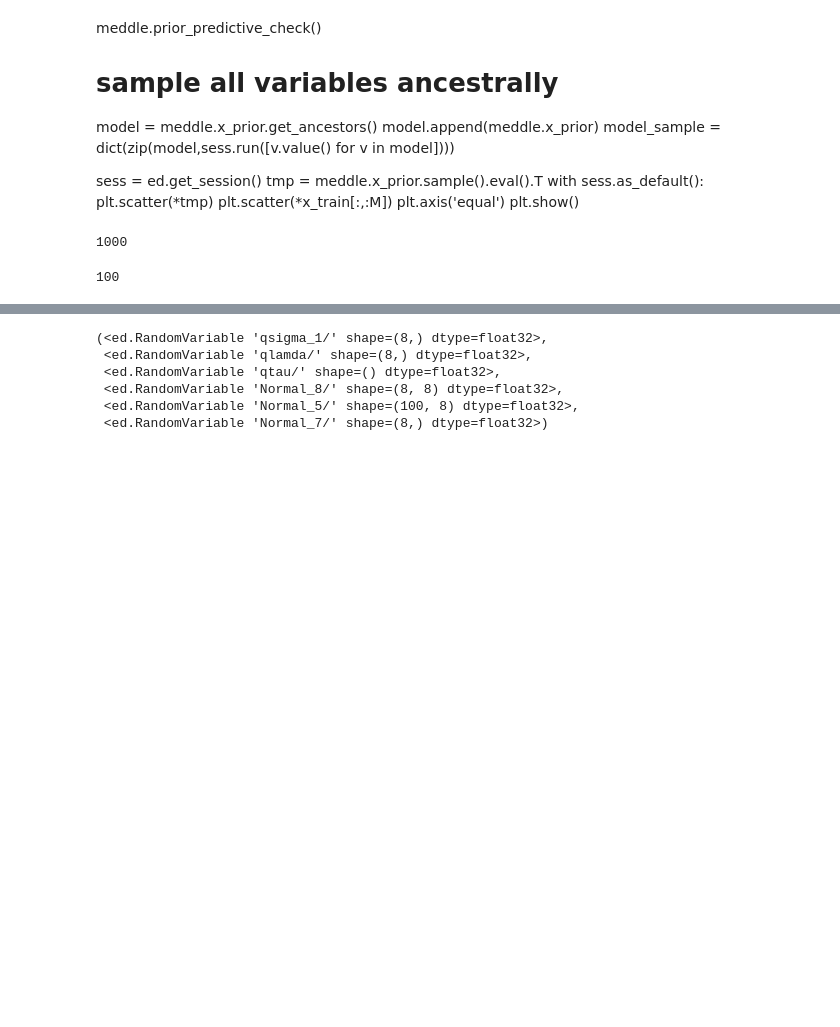
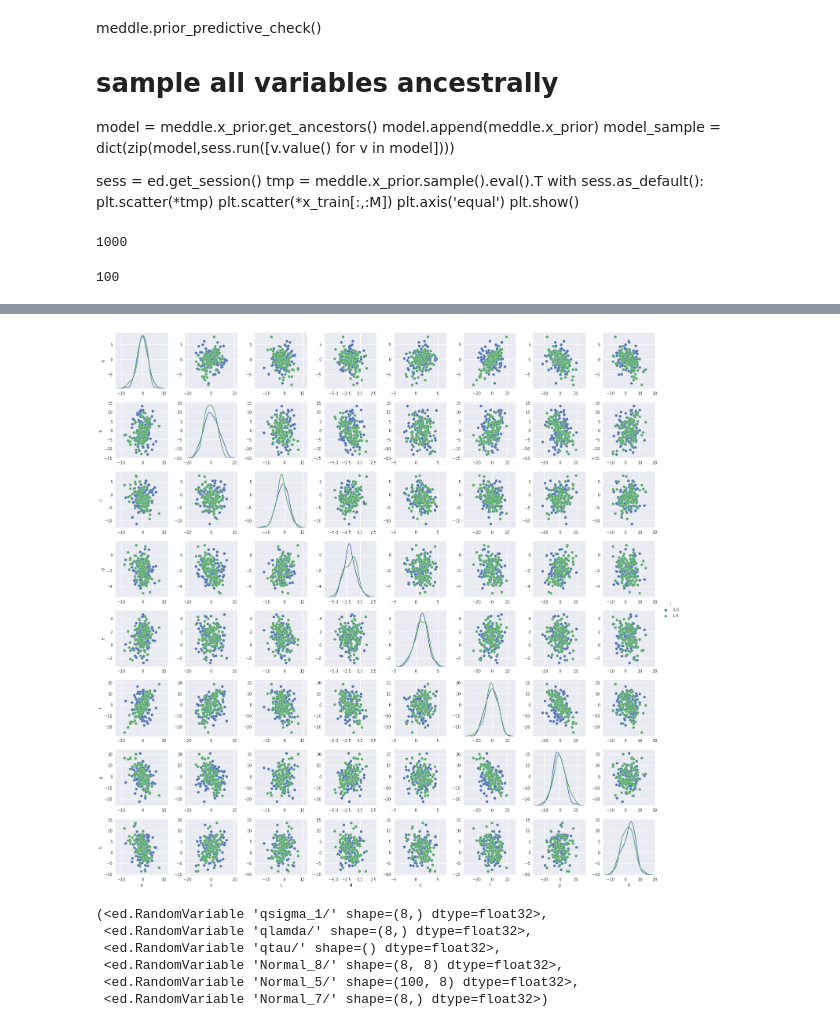
Before and after one commit to deoxyribose/auml, a Jupyter notebook: edward-factor/factor_model-horseshoe.ipynb, the cells around one changed output, grey strips where cells are left out. Drawn from its saved outputs; the diff is of its cells as text; code cells hidden in the pictures; blank space fills up the shorter version.

```diff
--- a/edward-factor/factor_model-horseshoe.ipynb
+++ b/edward-factor/factor_model-horseshoe.ipynb
@@ -362,3 +372,9 @@ doublepairplot(foo,x_train[:M,:])
+# %%
+meddle.posterior_predictive_check(x_train[:M,:])
+foo = meddle.x_post.sample().eval()
+doublepairplot(foo,x_train[:M,:])
+# %% [output]
+[figure, added]
 # %%
 meddle.Qmodel
 # %% [output]
```
Also changed, not shown: parts of 16 cells of this notebook, 6 other files.
